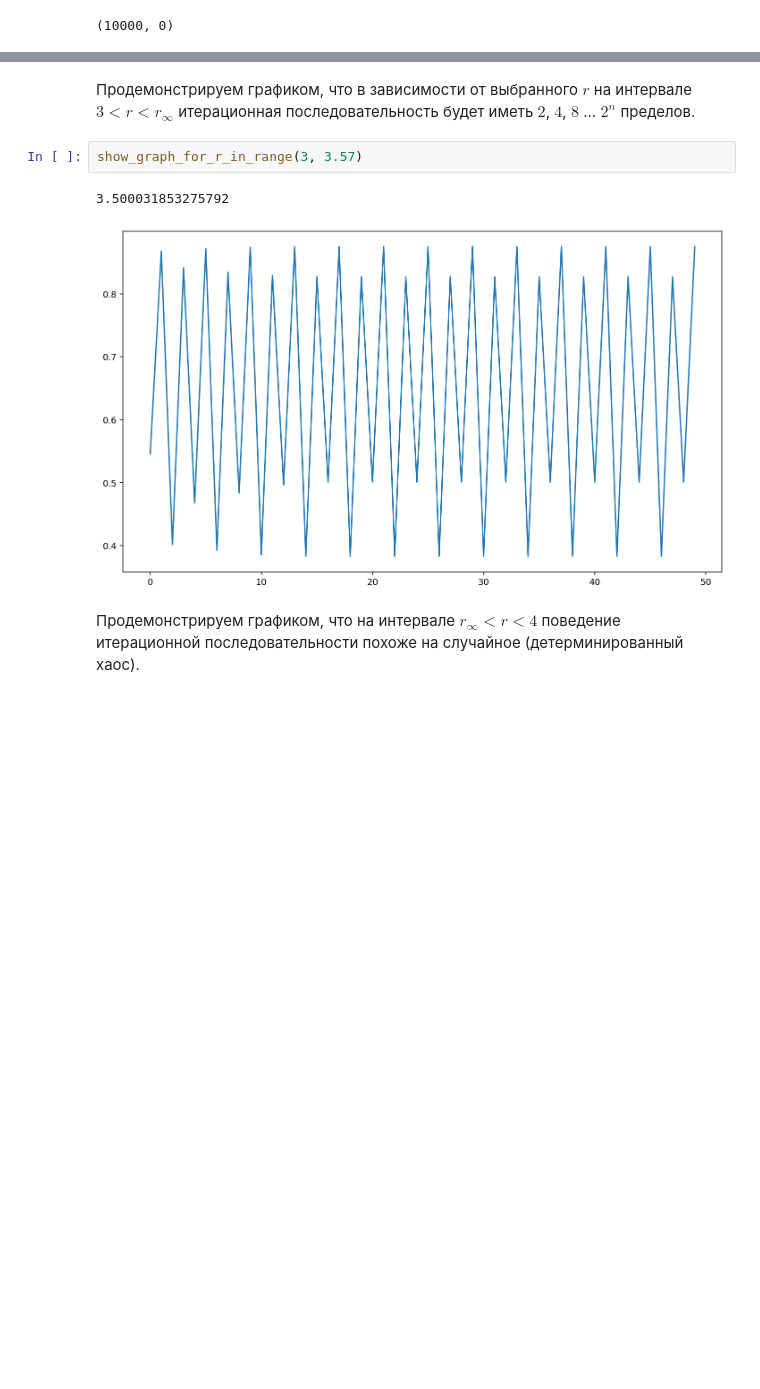
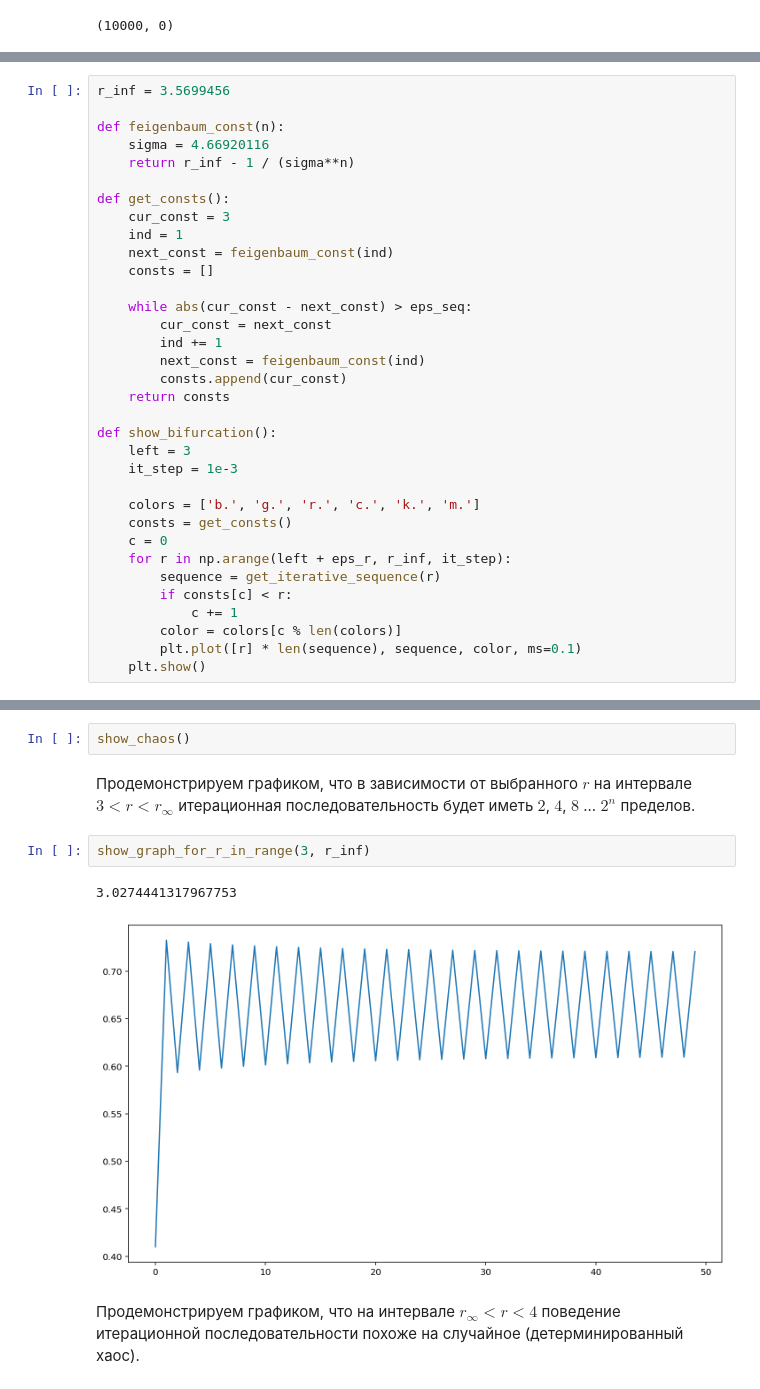
Before and after one commit to pavponn/computational-methods, a Jupyter notebook: homework-1/task2.ipynb, the cells around one changed output, grey strips where cells are left out. Saved outputs shown, nothing was run; the diff lists cells and outputs as text; blank space fills up the shorter version.

Commit message:
Add bifurcation and chaos plots

```diff
--- a/homework-1/task2.ipynb
+++ b/homework-1/task2.ipynb
@@ -238,0 +242,34 @@ print(simulate_for_range_and_root_divergence(3, 100000))
+# %%
+r_inf = 3.5699456
+
+def feigenbaum_const(n):
+    sigma = 4.66920116
+    return r_inf - 1 / (sigma**n)
+
+def get_consts():
+    cur_const = 3
+    ind = 1
+    next_const = feigenbaum_const(ind)
+    consts = []
+
+    while abs(cur_const - next_const) > eps_seq:
+        cur_const = next_const
+        ind += 1
+        next_const = feigenbaum_const(ind)
+        consts.append(cur_const)
+    return consts
+
+def show_bifurcation():
+    left = 3
+    it_step = 1e-3
+
+    colors = ['b.', 'g.', 'r.', 'c.', 'k.', 'm.']
+    consts = get_consts()
+    c = 0
+    for r in np.arange(left + eps_r, r_inf, it_step):
+        sequence = get_iterative_sequence(r)
+        if consts[c] < r:
+            c += 1
+        color = colors[c % len(colors)]
+        plt.plot([r] * len(sequence), sequence, color, ms=0.1)
+    plt.show()
@@ -239,10 +291,12 @@ print(simulate_for_range_and_root_divergence(3, 100000))
+# %%
+show_chaos()
 # %% [markdown]
 Продемонстрируем графиком, что в зависимости от выбранного $r$ на интервале $3 < r < r_{\infty}$ итерационная последовательность будет иметь $2$, $4$, $8$ ... $2^n$ пределов.
 # %%
-show_graph_for_r_in_range(3, 3.57)
+show_graph_for_r_in_range(3, r_inf)
 # %% [output]
-3.500031853275792
+3.0274441317967753
-[figure, old version]
+[figure, new version]
 # %% [markdown]
 Продемонстрируем графиком, что на интервале $r_{\infty} < r < 4$ поведение итерационной последовательности похоже на случайное (детерминированный хаос).
 # %%
```
Also changed, not shown: parts of 11 cells of this notebook.
